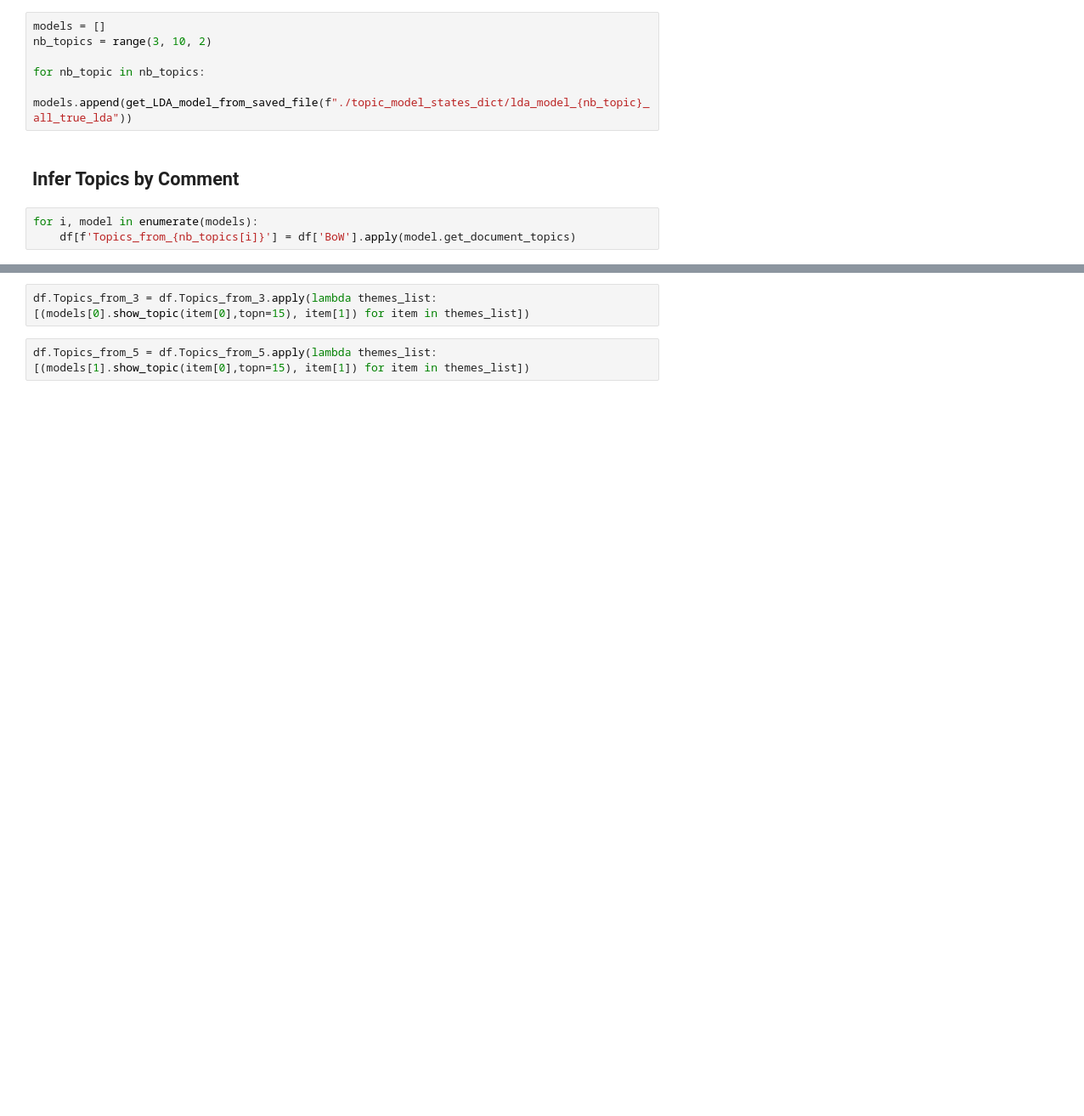
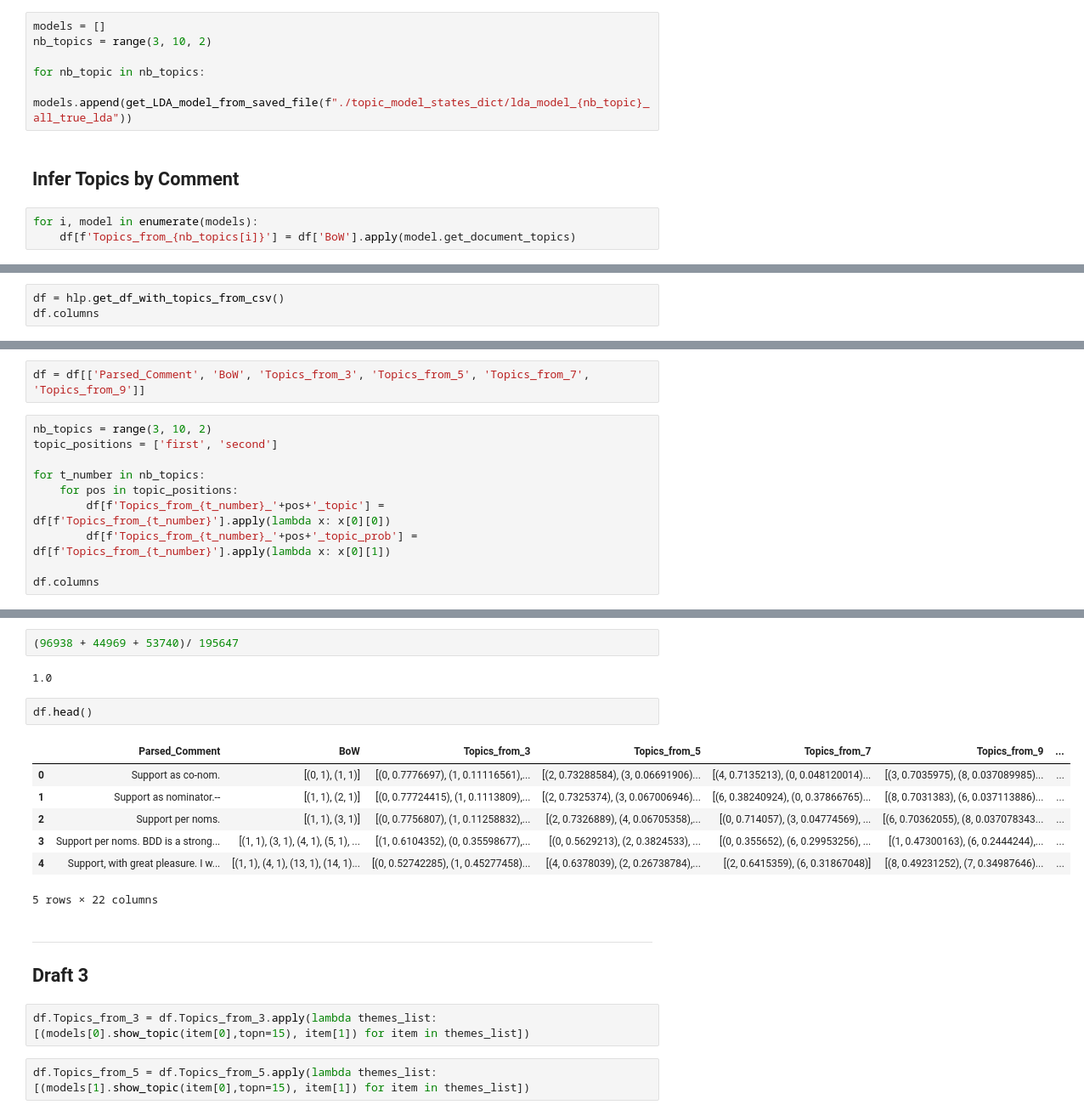
Before and after one commit to epfl-ada/ada-2023-project-abracadabra, a Jupyter notebook: P3_jd.ipynb, the cells around one changed output, grey strips where cells are left out. Shown at 85% size. Drawn from its saved outputs; the diff is of its cells as text; blank space fills up the shorter version.

```diff
--- a/P3_jd.ipynb
+++ b/P3_jd.ipynb
@@ -70,0 +79,3 @@ TypeError: object of type 'int' has no len()
+# %%
+df = hlp.get_df_with_topics_from_csv()
+df.columns
@@ -70,0 +87,12 @@ TypeError: object of type 'int' has no len()
+# %%
+df = df[['Parsed_Comment', 'BoW', 'Topics_from_3', 'Topics_from_5', 'Topics_from_7', 'Topics_from_9']]
+# %%
+nb_topics = range(3, 10, 2)
+topic_positions = ['first', 'second']
+
+for t_number in nb_topics:
+    for pos in topic_positions:
+        df[f'Topics_from_{t_number}_'+pos+'_topic'] = df[f'Topics_from_{t_number}'].apply(lambda x: x[0][0])
+        df[f'Topics_from_{t_number}_'+pos+'_topic_prob'] = df[f'Topics_from_{t_number}'].apply(lambda x: x[0][1])
+
+df.columns
@@ -71,3 +136,20 @@ TypeError: object of type 'int' has no len()
+# %%
+(96938 + 44969 + 53740)/ 195647
+# %% [output]
+1.0
+# %%
+df.head()
+# %% [output]
+|  | Parsed_Comment | BoW | Topics_from_3 | Topics_from_5 | Topics_from_7 | Topics_from_9 | ... |
+| 0 | Support as co-nom. | [(0, 1), (1, 1)] | [(0, 0.7776697), (1, 0.11116561),... | [(2, 0.73288584), (3, 0.06691906)... | [(4, 0.7135213), (0, 0.048120014)... | [(3, 0.7035975), (8, 0.037089985)... | ... |
+| 1 | Support as nominator.-- | [(1, 1), (2, 1)] | [(0, 0.77724415), (1, 0.1113809),... | [(2, 0.7325374), (3, 0.067006946)... | [(6, 0.38240924), (0, 0.37866765)... | [(8, 0.7031383), (6, 0.037113886)... | ... |
+| 2 | Support per noms. | [(1, 1), (3, 1)] | [(0, 0.7756807), (1, 0.11258832),... | [(2, 0.7326889), (4, 0.06705358),... | [(0, 0.714057), (3, 0.04774569), ... | [(6, 0.70362055), (8, 0.037078343... | ... |
+| 3 | Support per noms. BDD is a strong... | [(1, 1), (3, 1), (4, 1), (5, 1), ... | [(1, 0.6104352), (0, 0.35598677),... | [(0, 0.5629213), (2, 0.3824533), ... | [(0, 0.355652), (6, 0.29953256), ... | [(1, 0.47300163), (6, 0.2444244),... | ... |
+| 4 | Support, with great pleasure. I w... | [(1, 1), (4, 1), (13, 1), (14, 1)... | [(0, 0.52742285), (1, 0.45277458)... | [(4, 0.6378039), (2, 0.26738784),... | [(2, 0.6415359), (6, 0.31867048)] | [(8, 0.49231252), (7, 0.34987646)... | ... |
+5 rows × 22 columns
+# %% [markdown]
+---
+## Draft 3
 # %%
 df.Topics_from_3 = df.Topics_from_3.apply(lambda themes_list: [(models[0].show_topic(item[0],topn=15), item[1]) for item in themes_list])
 # %%
```
Also changed, not shown: parts of 10 cells of this notebook.
